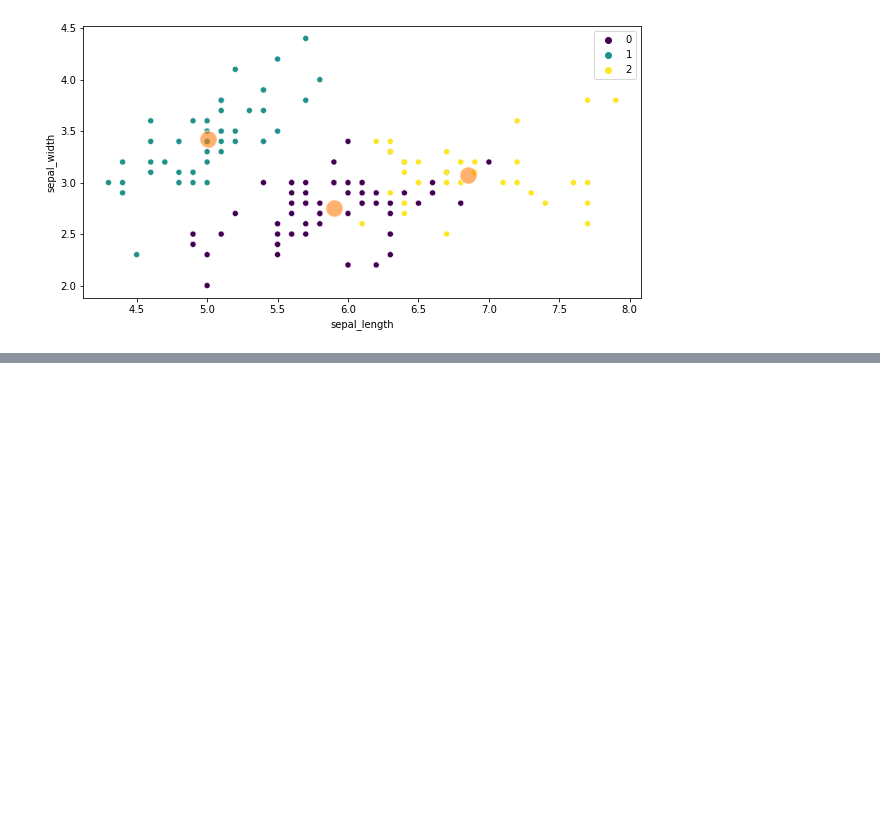
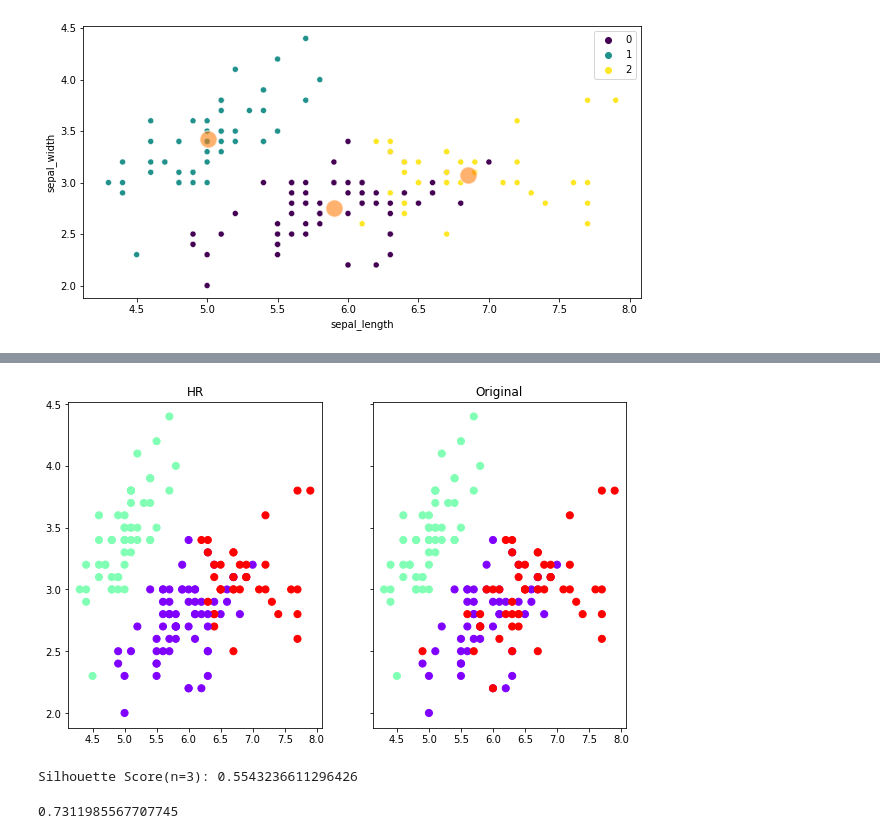
Before and after one commit to ahmet-caliskan/unsupervised-learning, a Jupyter notebook: clustering_iris.ipynb, the cells around one changed output, grey strips where cells are left out. Saved outputs shown, nothing was run; the diff lists cells and outputs as text; code cells hidden in the pictures; blank space fills up the shorter version.

Commit message:
2 clustering notebooks and related data

```diff
--- a/kmeans_iris.ipynb
+++ b/clustering_iris.ipynb
@@ -196,0 +231,4 @@ sns.scatterplot(x=centers[:, 0], y=centers[:, 1], s=300, alpha=0.6)
+# %%
+clusters = model.labels_
+# %%
+df["pred_clusters"] = clusters
@@ -196,0 +245,6 @@ sns.scatterplot(x=centers[:, 0], y=centers[:, 1], s=300, alpha=0.6)
+# %%
+map_dict = {"virginica": 2,
+           "setosa": 1,
+           "versicolor": 0}
+# %%
+df["original_clusters"] = df.species.map(map_dict)
@@ -196,0 +260,17 @@ sns.scatterplot(x=centers[:, 0], y=centers[:, 1], s=300, alpha=0.6)
+# %%
+f, (ax1, ax2) = plt.subplots(1, 2, sharey=True, figsize=(10,6))
+ax1.set_title("HR")
+ax1.scatter(df.iloc[:,0], df.iloc[:,1], c=df.pred_clusters, s=50, cmap="rainbow")
+ax2.set_title("Original")
+ax2.scatter(df.iloc[:,0], df.iloc[:,1], c=df.original_clusters, s=50, cmap="rainbow")
+plt.show()
+# %% [output]
+[figure, added]
+# %%
+print(f"Silhouette Score(n=3): {silhouette_score(X, model.labels_)}")
+# %% [output]
+Silhouette Score(n=3): 0.5543236611296426
+# %%
+adjusted_rand_score(df["species"], df["pred_clusters"])
+# %% [output]
+0.7311985567707745
```
Also changed, not shown: parts of 11 cells of this notebook, 4 other files.
